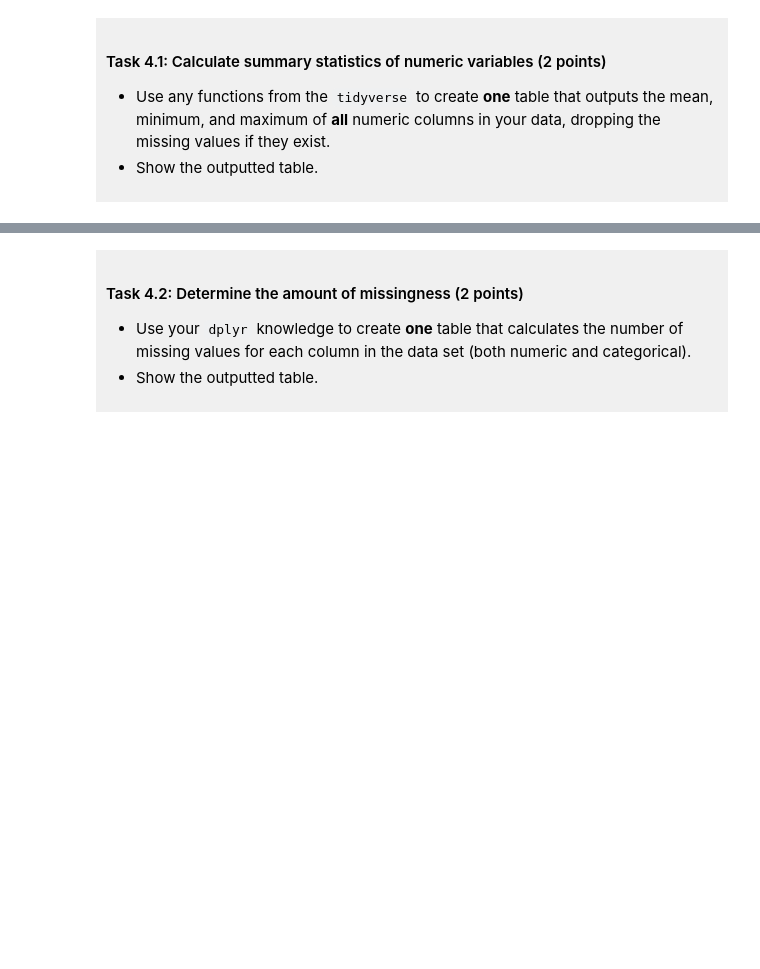
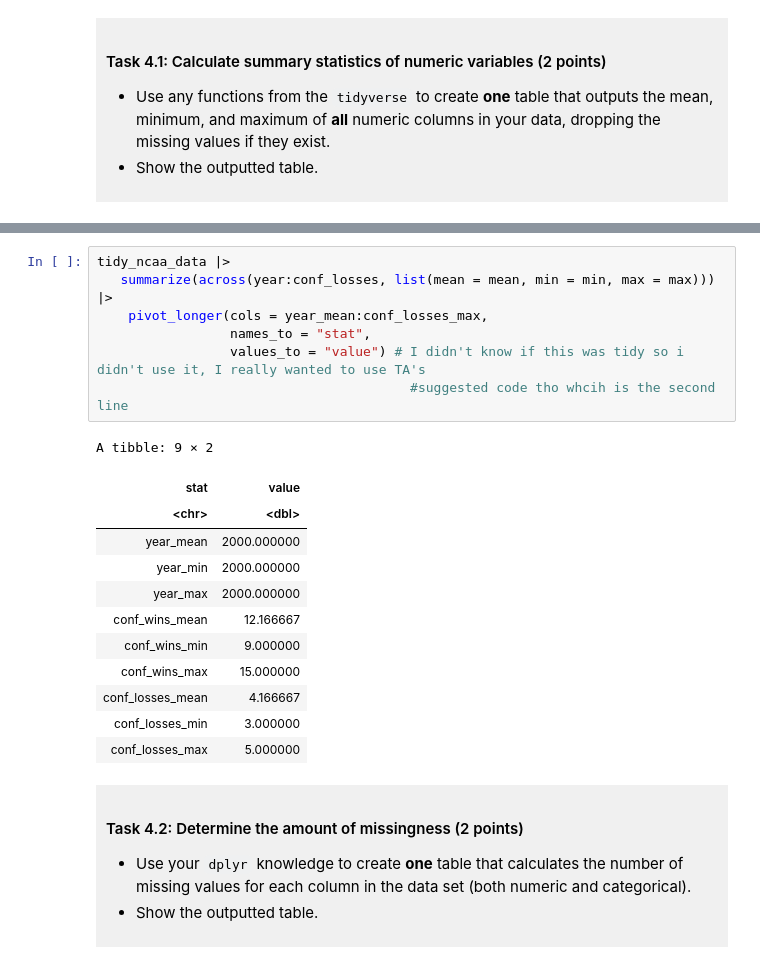
Before and after one commit to Maddi-808/dsci-100-project-madison-kuan, a Jupyter notebook: dsci-100-project-notebook.ipynb, the cells around one changed output, grey strips where cells are left out. Drawn from its saved outputs; the diff is of its cells as text; blank space fills up the shorter version.

```diff
--- a/dsci-100-project-notebook.ipynb
+++ b/dsci-100-project-notebook.ipynb
@@ -258,3 +323,23 @@ You will refine your research question (if needed) and produce a tidy data set.
+# %%
+tidy_ncaa_data |>
+   summarize(across(year:conf_losses, list(mean = mean, min = min, max = max))) |>
+    pivot_longer(cols = year_mean:conf_losses_max,
+                 names_to = "stat",
+                 values_to = "value") # I didn't know if this was tidy so i didn't use it, I really wanted to use TA's
+                                        #suggested code tho whcih is the second line
+# %% [output]
+A tibble: 9 × 2
+| stat | value |
+| <chr> | <dbl> |
+| year_mean | 2000.000000 |
+| year_min | 2000.000000 |
+| year_max | 2000.000000 |
+| conf_wins_mean | 12.166667 |
+| conf_wins_min | 9.000000 |
+| conf_wins_max | 15.000000 |
+| conf_losses_mean | 4.166667 |
+| conf_losses_min | 3.000000 |
+| conf_losses_max | 5.000000 |
 # %% [markdown]
 <div style="background-color: #f0f0f0; padding: 10px;">
 
```
Also changed, not shown: parts of 4 cells of this notebook.
